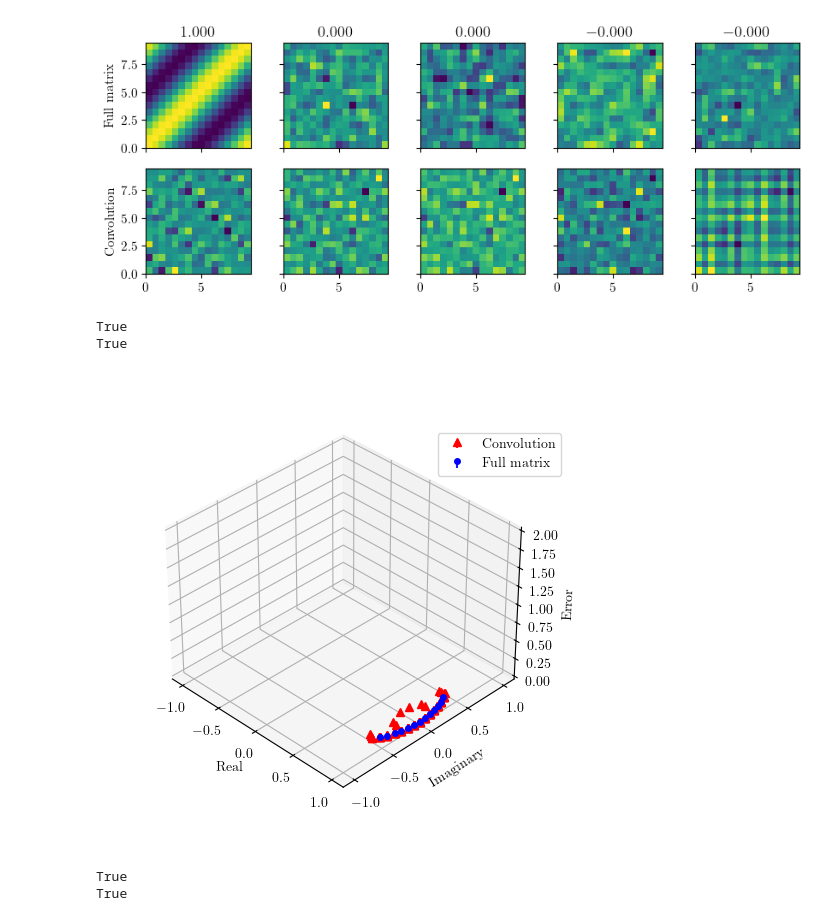
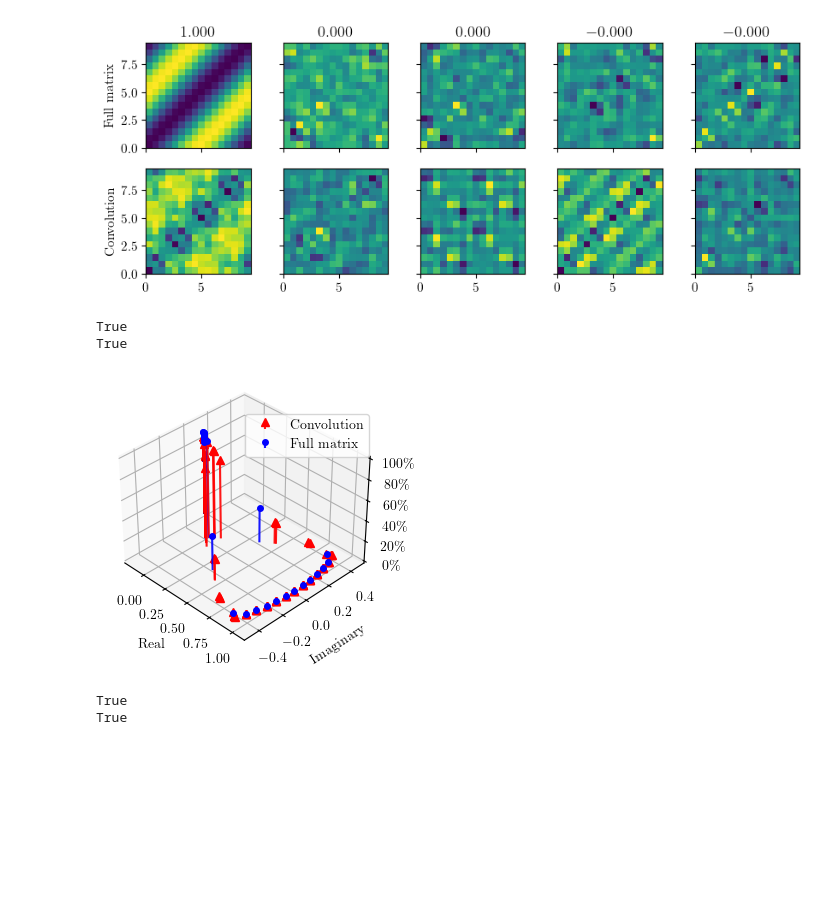
Before and after one commit to graps1/convolutional-edmd, a Jupyter notebook: ks2d.ipynb, the cells around one changed output. Drawn from its saved outputs; the diff is of its cells as text; code cells hidden in the pictures; blank space fills up the shorter version.

```diff
--- a/ks2d.ipynb
+++ b/ks2d.ipynb
@@ -49,6 +49,7 @@ torch.Size([1801, 16, 16])
 [figure]
 # %%
-n_observations = 5
+n_observations = 10
+torch.manual_seed(0)
 centers = torch.randint(low=0, high=n, size=(n_observations,2))
 
 G0, G1 = 4, 4
@@ -171,11 +172,11 @@ err_conv = (psis_x_conv - psis_d_test).pow(2).mean(dim=1)
 divisor = psis_d_test.var(dim=1)
 err_full_rel = 100 * err_full / divisor
 err_conv_rel = 100 * err_conv / divisor
-ax.plot(time, err_conv_rel, label="Convolution")
-ax.plot(time, err_full_rel, label="Full matrix")
+ax.plot(time, err_conv_rel, color="red", label="Convolution")
+ax.plot(time, err_full_rel, color="blue", label="Full matrix")
 ax.grid()
 ax.legend()
-ax.set_ylabel("RSE (\%)")
+ax.set_ylabel("$\\mathrm{SRR_{state}}$ $(\%)$")
 ax.set_xlabel("Time $t$")
 
 ax.set_yscale("log")
@@ -284,6 +286,6 @@ ax[1,0].set_ylabel("Convolution")
 
 plt.show()
 # %% [output]
-[figure, old version]
+[figure, new version]
 # %%
 # sanity check
@@ -312,10 +314,10 @@ def transpose_kernel(A):
 eigvals_AT, eigvecs_AT = eig_convolution(fourier(transpose_kernel(A)))
 eigvals_KT, eigvecs_KT = torch.linalg.eig(K.transpose(0,1))
 
-eigvecs_AT = eigvecs_AT[:,eigvals_AT.abs()>0.8]
-eigvals_AT = eigvals_AT[eigvals_AT.abs()>0.8]
-eigvecs_KT = eigvecs_KT[:,eigvals_KT.abs()>0.8]
-eigvals_KT = eigvals_KT[eigvals_KT.abs()>0.8]
+# eigvecs_AT = eigvecs_AT[:,eigvals_AT.abs()>0.8]
+# eigvals_AT = eigvals_AT[eigvals_AT.abs()>0.8]
+# eigvecs_KT = eigvecs_KT[:,eigvals_KT.abs()>0.8]
+# eigvals_KT = eigvals_KT[eigvals_KT.abs()>0.8]
 
 # computes matching eigenvalues
 # pairs_close = (eigvals_KT.reshape(-1, 1) - eigvals_AT.reshape(1, -1)).abs() < 1e-6
@@ -336,6 +338,8 @@ eigvals_KT = eigvals_KT[eigvals_KT.abs()>0.8]
 # print(eigvecs_left_A.abs().pow(2).sum(dim=0).pow(0.5))
 # print(eigvecs_left_K.abs().pow(2).sum(dim=0).pow(0.5))
 # %%
+from matplotlib import ticker
+
 # j = 10
 
 # eigfunc_vals_K = psi(d_test[:M,:]).to(torch.complex128) @ eigvecs_KT
@@ -349,8 +353,8 @@ eigfuncs_A = psi(d_test[:-1,:]).to(torch.complex128) @ eigvecs_AT
 next_eigfuncs_K = psi(d_test[1:,:]).to(torch.complex128) @ eigvecs_KT
 eigfuncs_K = psi(d_test[:-1,:]).to(torch.complex128) @ eigvecs_KT
 
-residual_A = (next_eigfuncs_A  - eigvals_AT.reshape(1, -1) * eigfuncs_A).abs().pow(2).sum(dim=0)
-residual_K = (next_eigfuncs_K  - eigvals_KT.reshape(1, -1) * eigfuncs_K).abs().pow(2).sum(dim=0)
+residual_A = 100 * (next_eigfuncs_A  - eigvals_AT.reshape(1, -1) * eigfuncs_A).abs().pow(2).sum(dim=0)
+residual_K = 100 * (next_eigfuncs_K  - eigvals_KT.reshape(1, -1) * eigfuncs_K).abs().pow(2).sum(dim=0)
 residual_A /= eigfuncs_A.abs().pow(2).sum(dim=0)
 residual_K /= eigfuncs_K.abs().pow(2).sum(dim=0)
 
@@ -376,43 +380,44 @@ residual_K /= eigfuncs_K.abs().pow(2).sum(dim=0)
 
 plt.rcParams["font.size"] = 10
 
-fig = plt.figure(figsize=(6,6))
+fig = plt.figure(figsize=(3.5,3.5))
 ax = fig.add_subplot(projection="3d")
-ax.set_box_aspect(aspect=None, zoom=0.83)
-ax.set_xticks([-1,-0.5,0,0.5,1])
-ax.set_xlim(-1.1,1.1)
-ax.set_yticks([-1,-0.5,0,0.5,1])
-ax.set_ylim(-1.1,1.1)
-ax.set_zlim(0, 2)
+# ax.set_box_aspect(aspect=None, zoom=0.83)
+# ax.set_xticks([-1,-0.5,0,0.5,1])
+ax.set_xlim(-0.2,1.1)
+# ax.set_yticks([-1,-0.5,0,0.5,1])
+ax.set_ylim(-0.5,0.5)
+ax.set_zlim(0, 100)
 
 ax.view_init(elev=35, azim=-45, roll=0)
 
 markerline, stemlines, baseline = ax.stem(eigvals_AT.real.numpy(), eigvals_AT.imag.numpy(), residual_A.numpy(), markerfmt="^", label="Convolution")
 markerline.set_color("red")
 stemlines.set_color("red")
 stemlines.set_alpha(0.9)
 baseline.set_alpha(0)
 
 markerline, stemlines, baseline = ax.stem(eigvals_KT.real.numpy(), eigvals_KT.imag.numpy(), residual_K.numpy(), markerfmt=".", label="Full matrix")
 markerline.set_color("blue")
 stemlines.set_color("blue")
 stemlines.set_alpha(0.9)
 baseline.set_alpha(0)
 markerline.set_alpha(1)
 markerline.set_zorder(11)
 stemlines.set_zorder(12)
 markerline.set_markersize(8)
 
 ax.set_xlabel("Real")
 ax.set_ylabel("Imaginary")
-ax.set_zlabel("Error")
+# ax.set_title("$\mathrm{SSR_{eig}}$ $(\%)$")
 ax.legend(bbox_to_anchor=[1,0.9])
+ax.zaxis.set_major_formatter(ticker.StrMethodFormatter("{x:.0f}\%"))
 
 fig.savefig(f"plots/{SETTING}_eigenfunction_residuals.pdf")
 
 plt.show()
 # %% [output]
-[figure, old version]
+[figure, new version]
 # %%
 import itertools
 
```
Also changed, not shown: parts of 4 cells of this notebook, 10 other files.
